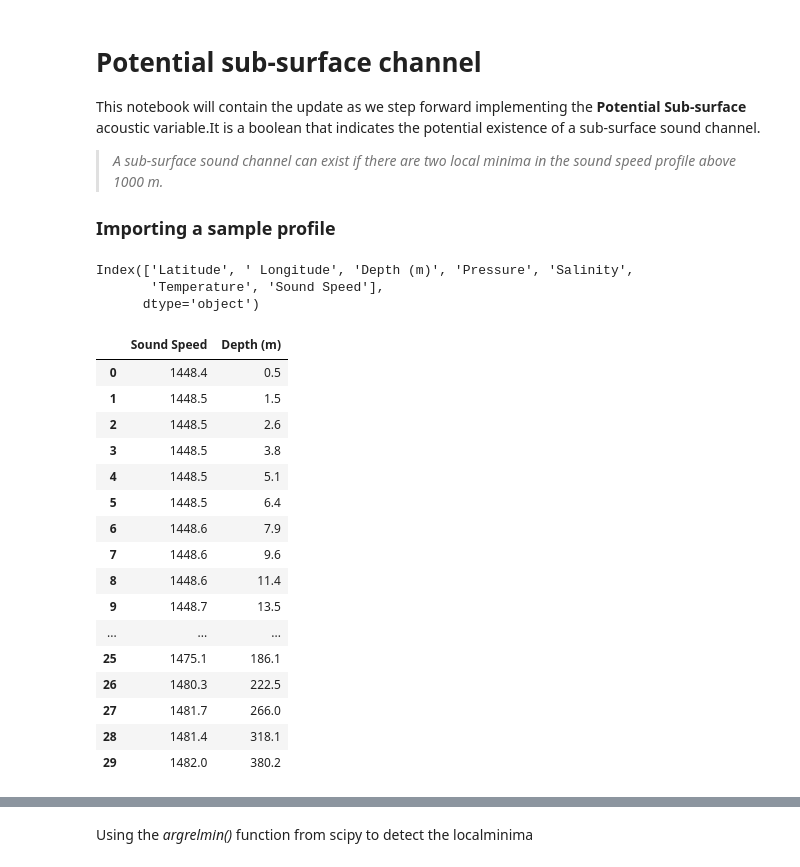
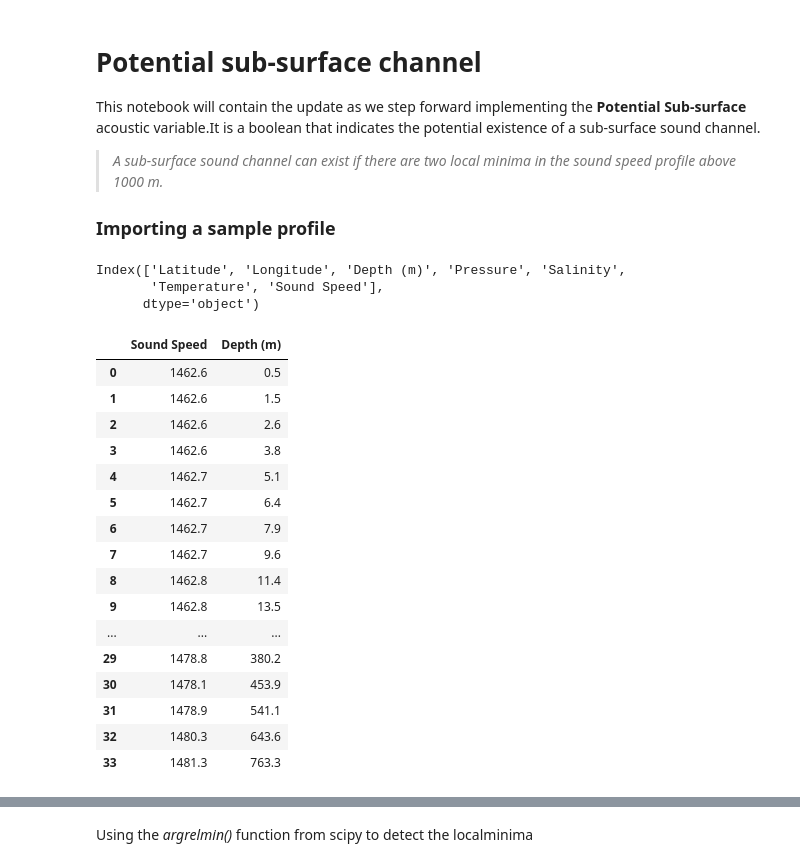
Before and after one commit to BaruaSourav/Ocean-Nav, a Jupyter notebook: Potential Sub Surface channel.ipynb, the cells around one changed output, grey strips where cells are left out. Drawn from its saved outputs; the diff is of its cells as text; code cells hidden in the pictures.

```diff
--- a/Potential Sub Surface channel.ipynb
+++ b/Potential Sub Surface channel.ipynb
@@ -16,34 +16,35 @@ This notebook will contain the update as we step forward implementing the **Pote
 ### Importing a sample profile
 # %%
 #profile = pd.read_csv("sample-pssc-profiles/ts_giops_day_2021-01-22T16_45_30.510267.csv", comment='/')
-profile = pd.read_csv("sample-pssc-profiles/ts_giops_day_2021-01-22T16_45_30.510267.csv", header=2)
+profile = pd.read_csv("sample-pssc-profiles/ts_giops_day_2021-01-22T17_20_15.578175_POSITIVE.csv", header=2)
 # %%
 profile.columns
 # %% [output]
-Index(['Latitude', ' Longitude', 'Depth (m)', 'Pressure', 'Salinity',
+Index(['Latitude', 'Longitude', 'Depth (m)', 'Pressure', 'Salinity',
        'Temperature', 'Sound Speed'],
       dtype='object')
 # %%
 profile_depth_sspeed = profile[['Sound Speed', 'Depth (m)']] # extracting only the soundspeed and depth column
+profile_depth_sspeed = profile_depth_sspeed[profile_depth_sspeed ['Depth (m)'] < 1000] #taking only the rows where depth < 1000
 profile_depth_sspeed
 # %% [output]
 |  | Sound Speed | Depth (m) |
-| 0 | 1448.4 | 0.5 |
-| 1 | 1448.5 | 1.5 |
-| 2 | 1448.5 | 2.6 |
-| 3 | 1448.5 | 3.8 |
-| 4 | 1448.5 | 5.1 |
-| 5 | 1448.5 | 6.4 |
-| 6 | 1448.6 | 7.9 |
-| 7 | 1448.6 | 9.6 |
-| 8 | 1448.6 | 11.4 |
-| 9 | 1448.7 | 13.5 |
+| 0 | 1462.6 | 0.5 |
+| 1 | 1462.6 | 1.5 |
+| 2 | 1462.6 | 2.6 |
+| 3 | 1462.6 | 3.8 |
+| 4 | 1462.7 | 5.1 |
+| 5 | 1462.7 | 6.4 |
+| 6 | 1462.7 | 7.9 |
+| 7 | 1462.7 | 9.6 |
+| 8 | 1462.8 | 11.4 |
+| 9 | 1462.8 | 13.5 |
 | ... | ... | ... |
-| 25 | 1475.1 | 186.1 |
-| 26 | 1480.3 | 222.5 |
-| 27 | 1481.7 | 266.0 |
-| 28 | 1481.4 | 318.1 |
-| 29 | 1482.0 | 380.2 |
+| 29 | 1478.8 | 380.2 |
+| 30 | 1478.1 | 453.9 |
+| 31 | 1478.9 | 541.1 |
+| 32 | 1480.3 | 643.6 |
+| 33 | 1481.3 | 763.3 |
 # %%
 fig, ax = plt.subplots(1,1,figsize=(10,10))
 ax.plot(profile_depth_sspeed['Sound Speed'], profile_depth_sspeed['Depth (m)'])
```
Also changed, not shown: parts of 6 cells of this notebook, 1 other file.
